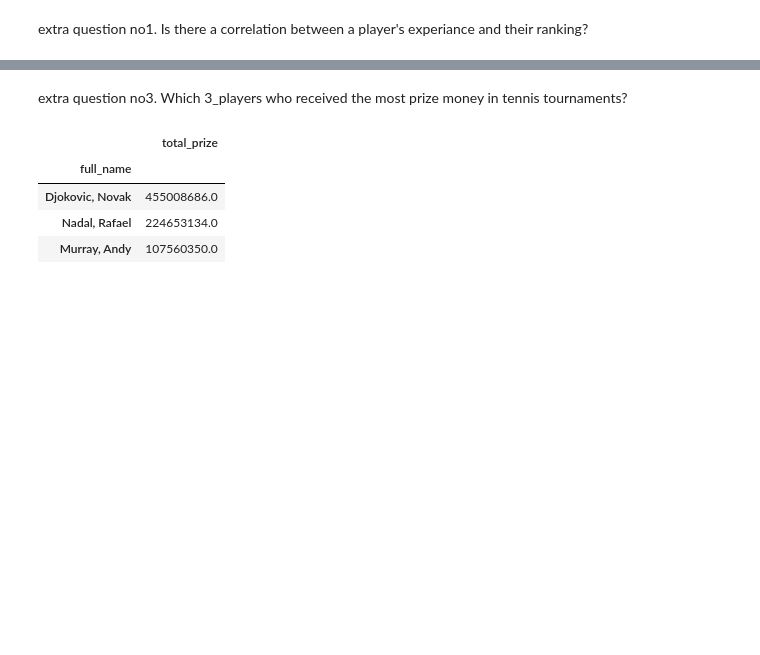
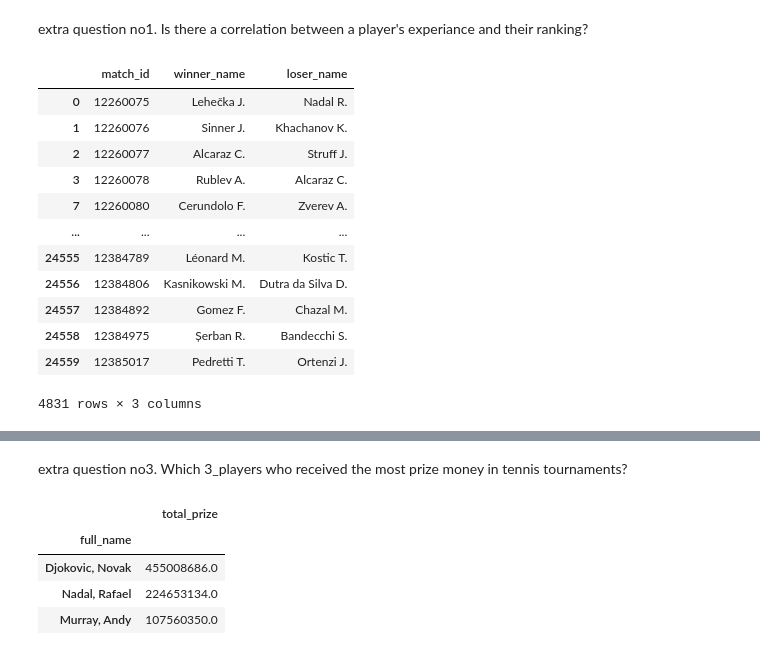
Before and after one commit to mahdieyehalavi/tennisMatchProject, a Jupyter notebook: part1.ipynb, the cells around one changed output, grey strips where cells are left out. Drawn from its saved outputs; the diff is of its cells as text; code cells hidden in the pictures; blank space fills up the shorter version.

```diff
--- a/part1.ipynb
+++ b/part1.ipynb
@@ -410,0 +404,14 @@ array(['Swiatek, Iga', 'Djokovic, Novak', 'Sabalenka, Aryna',
+# %%
+game_info=pd.read_csv('GameInfo.csv')
+point_count=game_info.iloc[:,[0,4,5]]
+point_count.replace('A', pd.NA, inplace=True)
+point_count['home_point'].fillna(0,inplace=True)
+point_count['away_point'].fillna(0,inplace=True)
+point_count['home_point'] = point_count['home_point'].astype(int)
+point_count['away_point'] = point_count['away_point'].astype(int)
+
+match_point_winner=point_count.groupby('match_id')[['home_point', 'away_point']].sum()
+match_point_winner['winner_code'] = 0
+match_point_winner.loc[match_point_winner['home_point'] > match_point_winner['away_point'], 'winner_code'] = 1
+match_point_winner.loc[match_point_winner['home_point'] < match_point_winner['away_point'], 'winner_code'] = 2
+match_winner=match_point_winner.iloc[:,[2]]
@@ -411,3 +437,27 @@ array(['Swiatek, Iga', 'Djokovic, Novak', 'Sabalenka, Aryna',
 # %% [markdown]
 extra question no1.
  Is there a correlation between a player's experiance and their ranking?
+# %%
+merged_df = pd.merge(match_home_team_df, match_away_team_df, on='match_id', how='inner', suffixes=('_player1', '_player2'))
+merged_df=merged_df[['match_id','name_player1', 'name_player2']]
+player_winner = pd.merge(merged_df,match_winner, on='match_id', how='inner')
+player_winner.drop_duplicates(inplace=True)
+
+player_winner['winner_name'] = player_winner.apply(lambda row: row['name_player1'] if row['winner_code'] == 1.0 else row['name_player2'], axis=1)
+player_winner['loser_name'] = player_winner.apply(lambda row: row['name_player1'] if row['winner_code'] == 2.0 else row['name_player2'], axis=1)
+player_winner_loser=player_winner.iloc[:,[0,4,5]]
+player_winner_loser
+# %% [output]
+|  | match_id | winner_name | loser_name |
+| 0 | 12260075 | Lehečka J. | Nadal R. |
+| 1 | 12260076 | Sinner J. | Khachanov K. |
+| 2 | 12260077 | Alcaraz C. | Struff J. |
+| 3 | 12260078 | Rublev A. | Alcaraz C. |
+| 7 | 12260080 | Cerundolo F. | Zverev A. |
+| ... | ... | ... | ... |
+| 24555 | 12384789 | Léonard M. | Kostic T. |
+| 24556 | 12384806 | Kasnikowski M. | Dutra da Silva D. |
+| 24557 | 12384892 | Gomez F. | Chazal M. |
+| 24558 | 12384975 | Șerban R. | Bandecchi S. |
+| 24559 | 12385017 | Pedretti T. | Ortenzi J. |
+4831 rows × 3 columns
```
Also changed, not shown: parts of 23 cells of this notebook, 1 other file.
